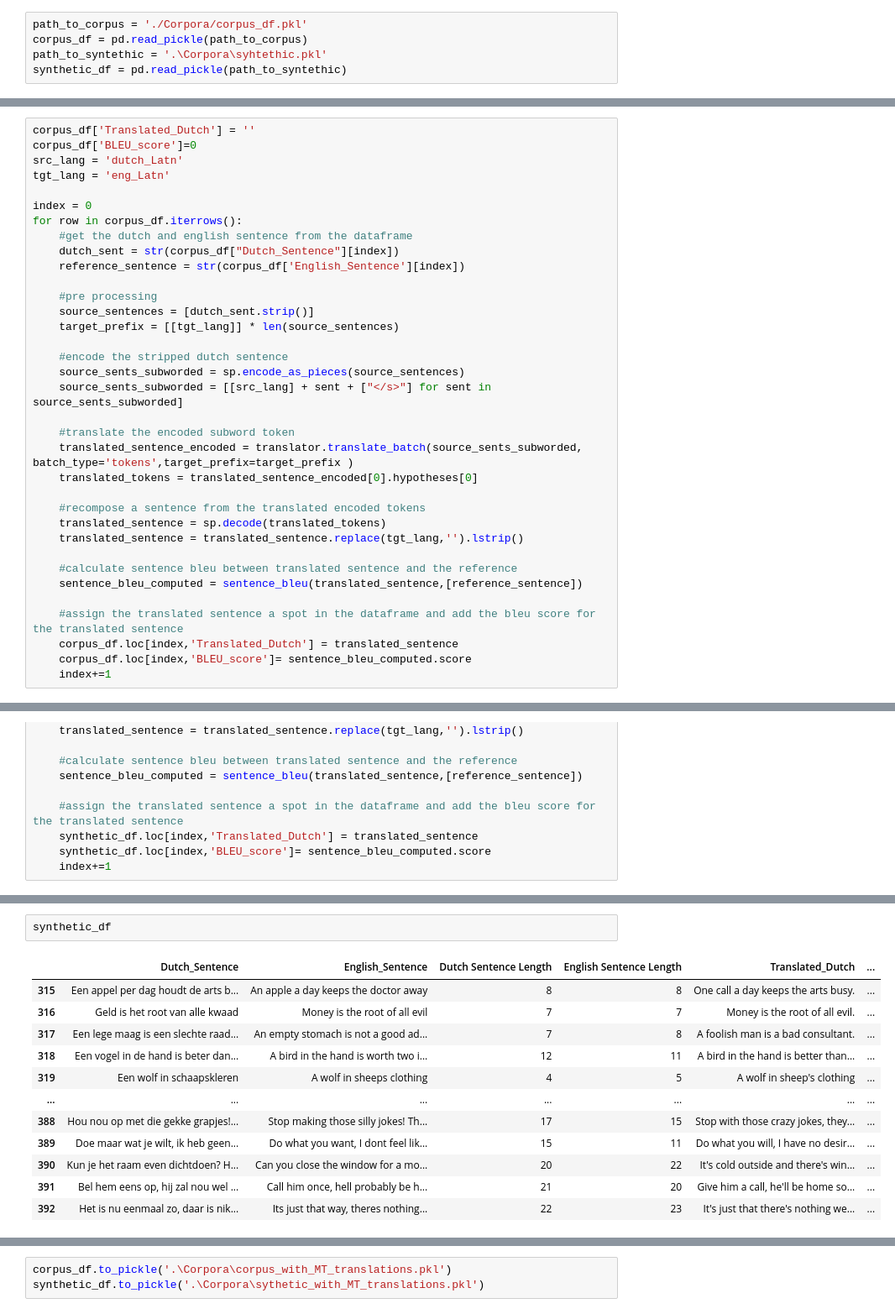
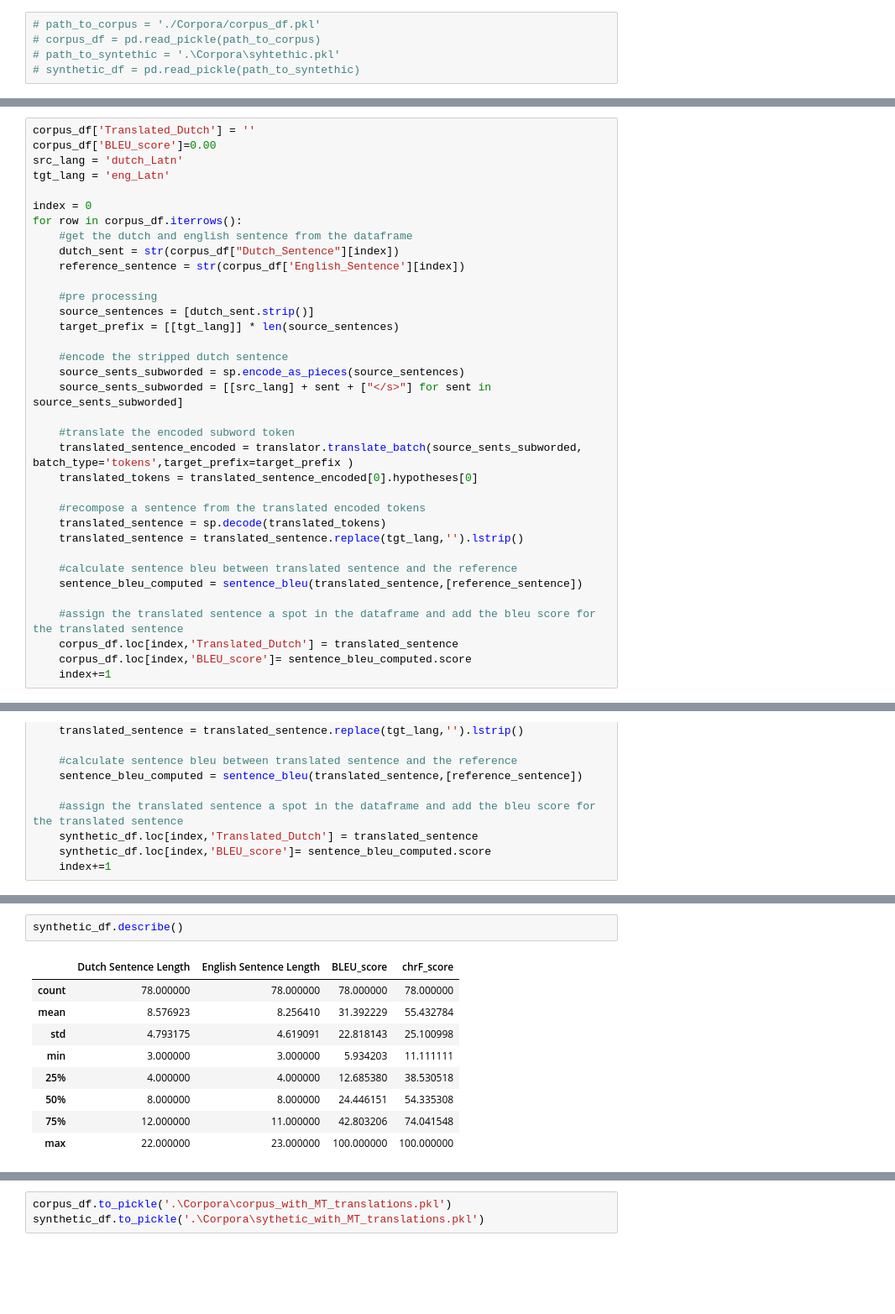
Before and after one commit to IkNOw57/Language-as-Data, a Jupyter notebook: Code/Generate_Translations.ipynb, the cells around one changed output, grey strips where cells are left out. Shown at 84% size. Cells and saved outputs as stored; diff of their text form; blank space fills up the shorter version.

```diff
--- a/Code/Generate_Translations.ipynb
+++ b/Code/Generate_Translations.ipynb
@@ -4,10 +4,10 @@ import ctranslate2
 import sentencepiece as spm
 from sacrebleu import sentence_bleu
 # %%
-path_to_corpus = './Corpora/corpus_df.pkl'
-corpus_df = pd.read_pickle(path_to_corpus)
-path_to_syntethic = '.\Corpora\syhtethic.pkl'
-synthetic_df = pd.read_pickle(path_to_syntethic)
+# path_to_corpus = './Corpora/corpus_df.pkl'
+# corpus_df = pd.read_pickle(path_to_corpus)
+# path_to_syntethic = '.\Corpora\syhtethic.pkl'
+# synthetic_df = pd.read_pickle(path_to_syntethic)
 # %%
 corpus_df
 # %% [output]
@@ -45,7 +31,7 @@ translator = ctranslate2.Translator("./nllb-200-600M-int8/", device="cpu")
 sp = spm.SentencePieceProcessor("./Labs/flores200_sacrebleu_tokenizer_spm.model")
 # %%
 corpus_df['Translated_Dutch'] = ''
-corpus_df['BLEU_score']=0
+corpus_df['BLEU_score']=0.00
 src_lang = 'dutch_Latn'
 tgt_lang = 'eng_Latn'
 
@@ -128,15 +114,12 @@ corpus_df.describe()
 # %%
-synthetic_df
+synthetic_df.describe()
 # %% [output]
-|  | Dutch_Sentence | English_Sentence | Dutch Sentence Length | English Sentence Length | Translated_Dutch | ... |
-| 315 | Een appel per dag houdt de arts b... | An apple a day keeps the doctor away | 8 | 8 | One call a day keeps the arts busy. | ... |
-| 316 | Geld is het root van alle kwaad | Money is the root of all evil | 7 | 7 | Money is the root of all evil. | ... |
-| 317 | Een lege maag is een slechte raad... | An empty stomach is not a good ad... | 7 | 8 | A foolish man is a bad consultant. | ... |
-| 318 | Een vogel in de hand is beter dan... | A bird in the hand is worth two i... | 12 | 11 | A bird in the hand is better than... | ... |
-| 319 | Een wolf in schaapskleren | A wolf in sheeps clothing | 4 | 5 | A wolf in sheep's clothing | ... |
-| ... | ... | ... | ... | ... | ... | ... |
-| 388 | Hou nou op met die gekke grapjes!... | Stop making those silly jokes! Th... | 17 | 15 | Stop with those crazy jokes, they... | ... |
-| 389 | Doe maar wat je wilt, ik heb geen... | Do what you want, I dont feel lik... | 15 | 11 | Do what you will, I have no desir... | ... |
-| 390 | Kun je het raam even dichtdoen? H... | Can you close the window for a mo... | 20 | 22 | It's cold outside and there's win... | ... |
-| 391 | Bel hem eens op, hij zal nou wel ... | Call him once, hell probably be h... | 21 | 20 | Give him a call, he'll be home so... | ... |
-| 392 | Het is nu eenmaal zo, daar is nik... | Its just that way, theres nothing... | 22 | 23 | It's just that there's nothing we... | ... |
+|  | Dutch Sentence Length | English Sentence Length | BLEU_score | chrF_score |
+| count | 78.000000 | 78.000000 | 78.000000 | 78.000000 |
+| mean | 8.576923 | 8.256410 | 31.392229 | 55.432784 |
+| std | 4.793175 | 4.619091 | 22.818143 | 25.100998 |
+| min | 3.000000 | 3.000000 | 5.934203 | 11.111111 |
+| 25% | 4.000000 | 4.000000 | 12.685380 | 38.530518 |
+| 50% | 8.000000 | 8.000000 | 24.446151 | 54.335308 |
+| 75% | 12.000000 | 11.000000 | 42.803206 | 74.041548 |
+| max | 22.000000 | 23.000000 | 100.000000 | 100.000000 |
```
Also changed, not shown: parts of 23 cells of this notebook, 19 other files.
